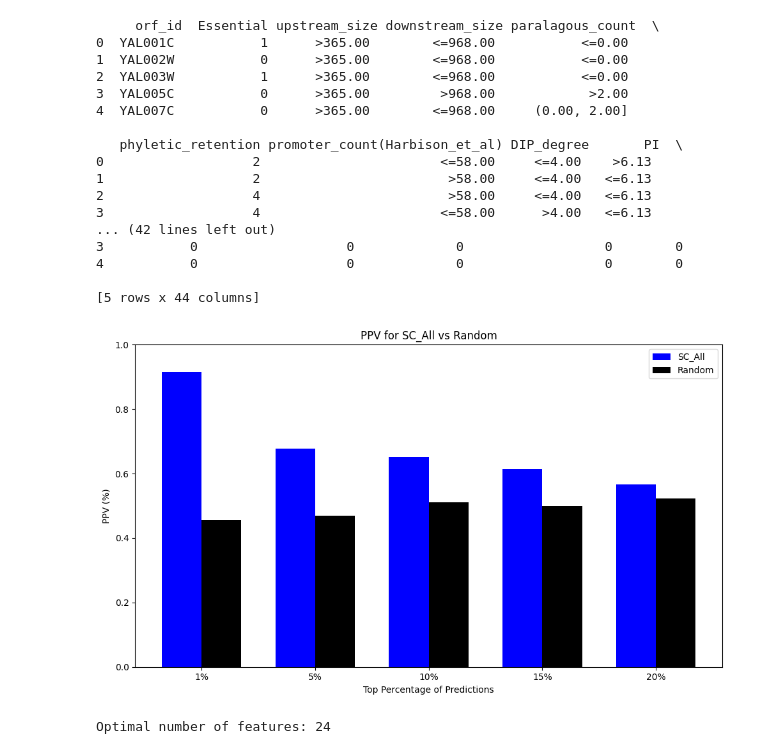
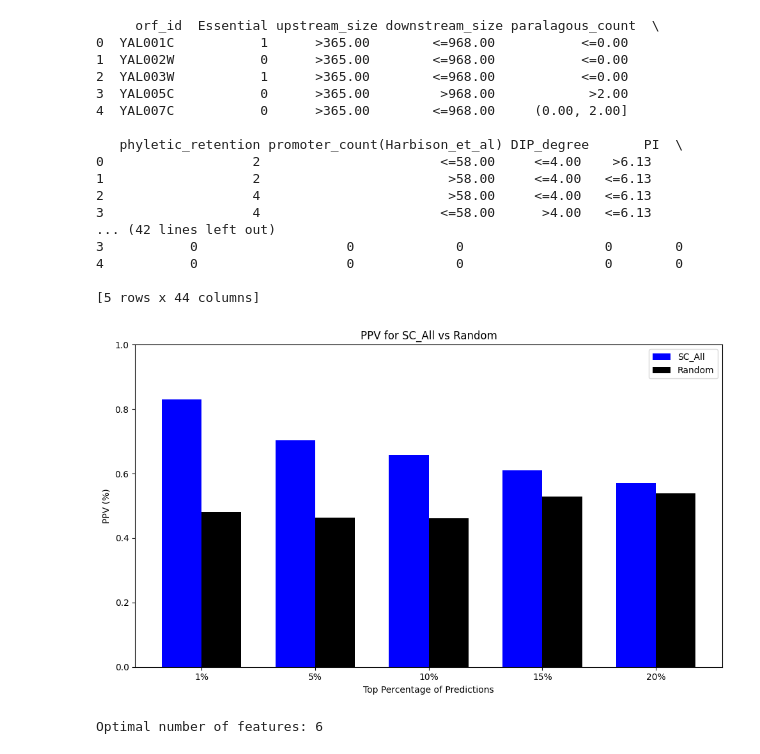
Before and after one commit to NiccoloCase/essential-genes-identification, a Jupyter notebook: test AI3.ipynb, the cells around one changed output. Drawn from its saved outputs; the diff is of its cells as text; code cells hidden in the pictures.

```diff
--- a/test AI3.ipynb
+++ b/test AI3.ipynb
@@ -25,12 +25,12 @@ def calculate_top_percentile_ppv(probabilities, true_labels, percentiles):
 
 
 
-def load_data():
-    # Carica i dati
-    data = pd.read_excel('cerevisiae_data.xls')
-    X = data.drop(columns=['Essential', 'orf_id'])
-    y = data['Essential']
-    return X, y
+# def load_data():
+#     # Carica i dati
+#     data = pd.read_excel('cerevisiae_data.xls')
+#     X = data.drop(columns=['Essential', 'orf_id'])
+#     y = data['Essential']
+#     return X, y
 
 
 def load_discretized_data():
@@ -93,7 +93,8 @@ gene_probabilities = np.zeros(len(y))
 
 for i in range(len(CMIM_ranking), 0, -1):
     X_selected = X_ranked.iloc[:, :i]
-    X_discretized = discretizer.fit_transform(X_selected)
+   # X_discretized = discretizer.fit_transform(X_selected)
+    X_discretized = X_selected.values
 
     ppv_1_scores = []
     ppv_5_scores = []
@@ -148,32 +149,32 @@ ax.set_ylabel('PPV (%)')
 ax.set_title('PPV for SC_All vs Random')
 ax.set_xticks(np.arange(len(percentiles)))
 ax.set_xticklabels(labels)
 ax.legend()
 
 # show in y axis the percentage from 0 to 100
 ax.set_ylim(0, 1)
 
 plt.tight_layout()
 plt.show()
 
 print(f"Optimal number of features: {optimal_features}")
 # %% [output]
      orf_id  Essential upstream_size downstream_size paralagous_count  \
 0  YAL001C           1      >365.00        <=968.00           <=0.00
 1  YAL002W           0      >365.00        <=968.00           <=0.00
 2  YAL003W           1      >365.00        <=968.00           <=0.00
 3  YAL005C           0      >365.00         >968.00            >2.00
 4  YAL007C           0      >365.00        <=968.00     (0.00, 2.00]
 
    phyletic_retention promoter_count(Harbison_et_al) DIP_degree       PI  \
 0                   2                       <=58.00     <=4.00    >6.13
 1                   2                        >58.00     <=4.00   <=6.13
 2                   4                        >58.00     <=4.00   <=6.13
 3                   4                       <=58.00      >4.00   <=6.13
 ... (42 lines left out)
 3           0                   0             0                  0        0
 4           0                   0             0                  0        0
 
 [5 rows x 44 columns]
-[figure, old version]
+[figure, new version]
-Optimal number of features: 24
+Optimal number of features: 6
```
